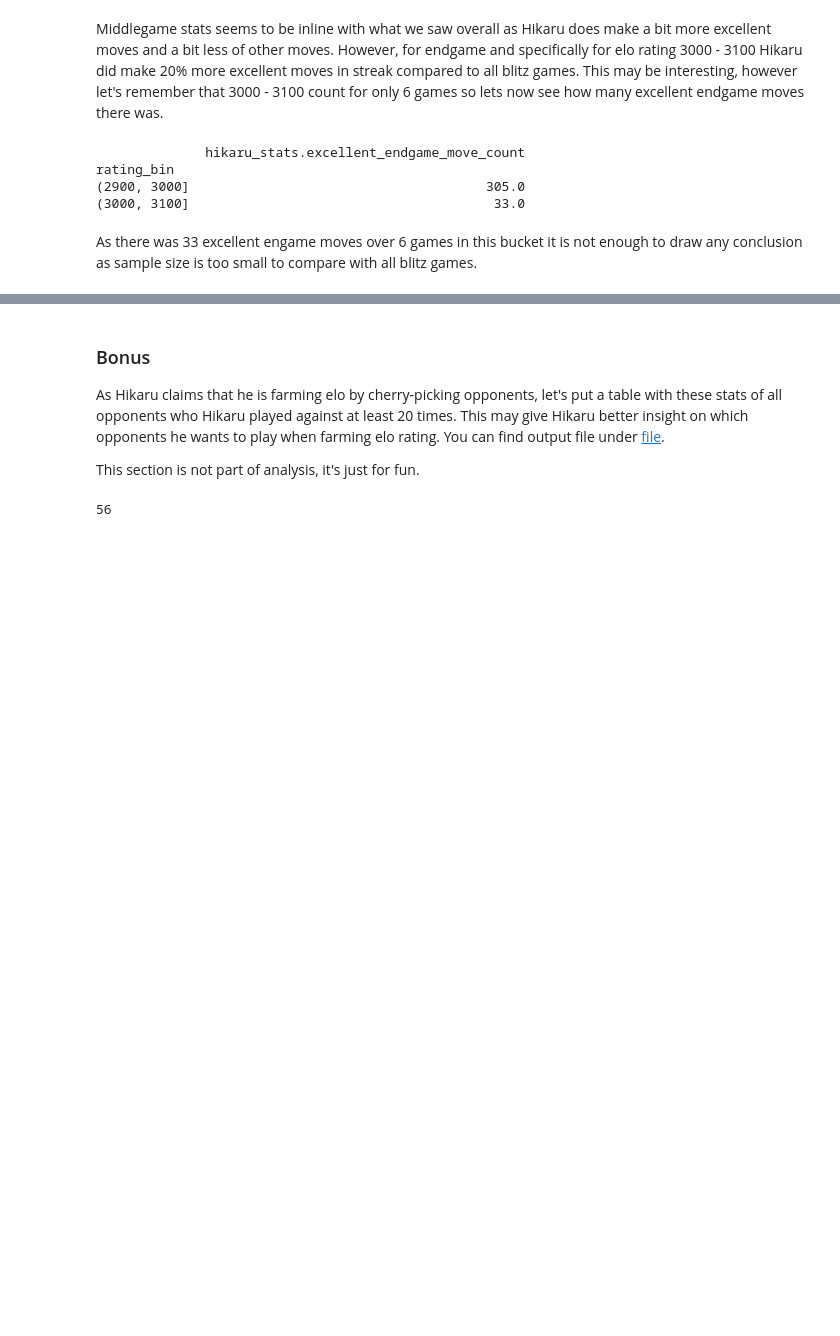
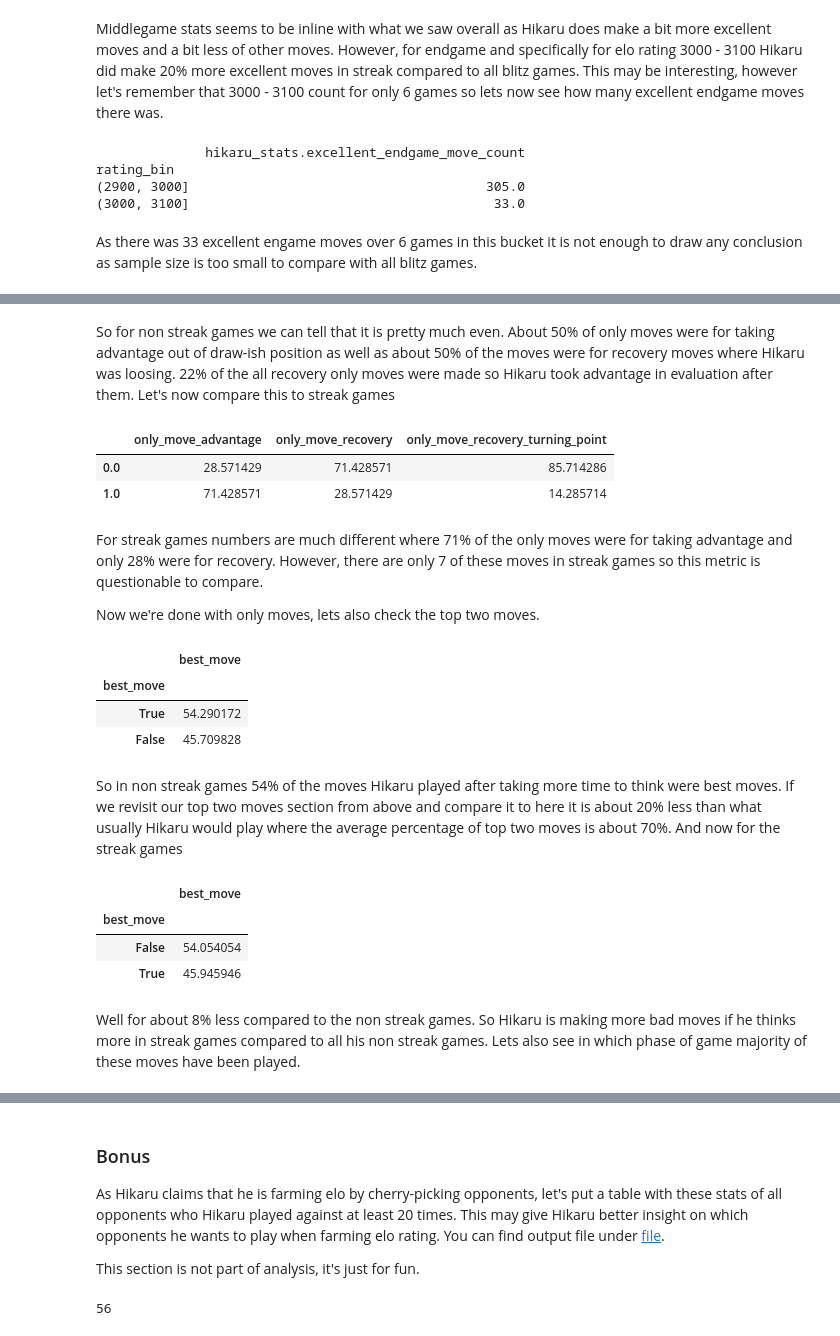
Before and after one commit to vzornic/hikaru-interesting-analysis, a Jupyter notebook: analysis.ipynb, the cells around one changed output, grey strips where cells are left out. Drawn from its saved outputs; the diff is of its cells as text; code cells hidden in the pictures; blank space fills up the shorter version.

```diff
--- a/analysis.ipynb
+++ b/analysis.ipynb
@@ -1024,0 +1074,3 @@ As there was 33 excellent engame moves over 6 games in this bucket it is not eno
+# %%
+no_opening_moves_streak_df = streak_games_moves_df.query('phase != "OPENING"')
+no_opening_moves_streak_df['time_took'].describe()
@@ -1024,0 +1222,30 @@ As there was 33 excellent engame moves over 6 games in this bucket it is not eno
+# %% [markdown]
+So for non streak games we can tell that it is pretty much even. About 50% of only moves were for taking advantage out of draw-ish position as well as about 50% of the moves were for recovery moves where Hikaru was loosing. 22% of the all recovery only moves were made so Hikaru took advantage in evaluation after them. Let's now compare this to streak games
+# %%
+(moves_not_within_std.query('only_move == True')[['only_move_advantage', 'only_move_recovery', 'only_move_recovery_turning_point']].fillna(value=0).apply(lambda x: x.value_counts(normalize=True) * 100))
+# %% [output]
+|  | only_move_advantage | only_move_recovery | only_move_recovery_turning_point |
+| 0.0 | 28.571429 | 71.428571 | 85.714286 |
+| 1.0 | 71.428571 | 28.571429 | 14.285714 |
+# %% [markdown]
+For streak games numbers are much different where 71% of the only moves were for taking advantage and only 28% were for recovery. However, there are only 7 of these moves in streak games so this metric is questionable to compare.
+
+Now we're done with only moves, lets also check the top two moves.
+# %%
+moves_blitz_180_not_within_std[['best_move']].apply(lambda x: x.value_counts(normalize=True) * 100)
+# %% [output]
+|  | best_move |
+| best_move |  |
+| True | 54.290172 |
+| False | 45.709828 |
+# %% [markdown]
+So in non streak games 54% of the moves Hikaru played after taking more time to think were best moves. If we revisit our top two moves section from above and compare it to here it is about 20% less than what usually Hikaru would play where the average percentage of top two moves is about 70%. And now for the streak games
+# %%
+moves_not_within_std[['best_move']].apply(lambda x: x.value_counts(normalize=True) * 100)
+# %% [output]
+|  | best_move |
+| best_move |  |
+| False | 54.054054 |
+| True | 45.945946 |
+# %% [markdown]
+Well for about 8% less compared to the non streak games. So Hikaru is making more bad moves if he thinks more in streak games compared to all his non streak games. Lets also see in which phase of game majority of these moves have been played.
```
Also changed, not shown: parts of 28 cells of this notebook.
